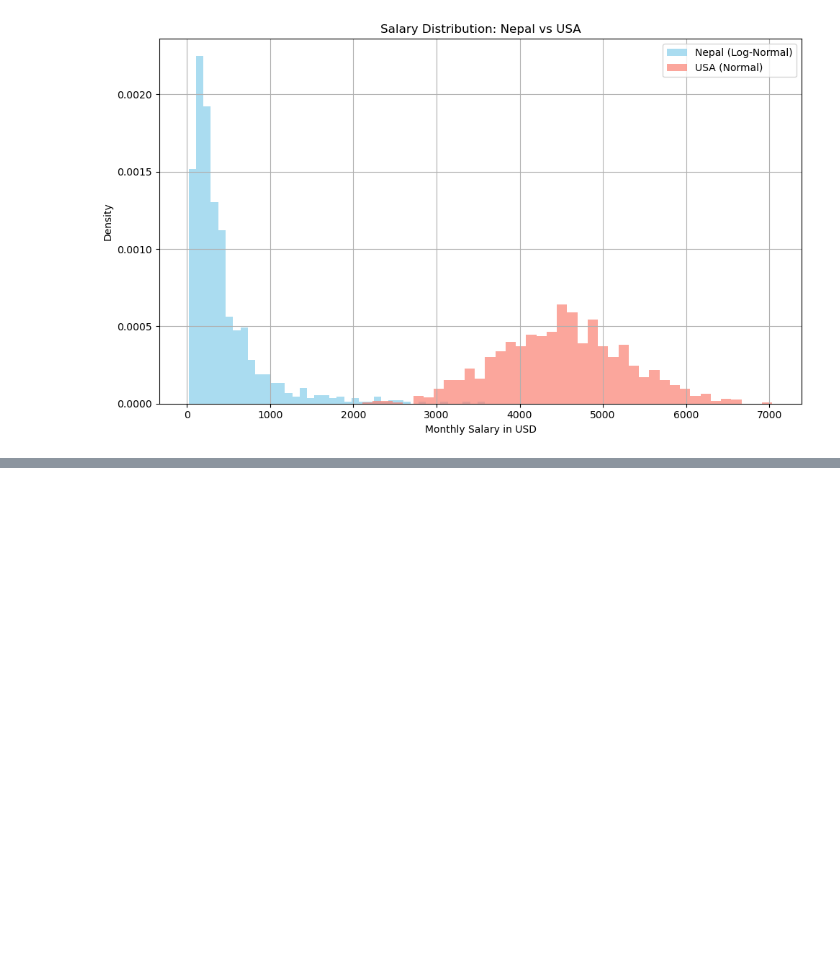
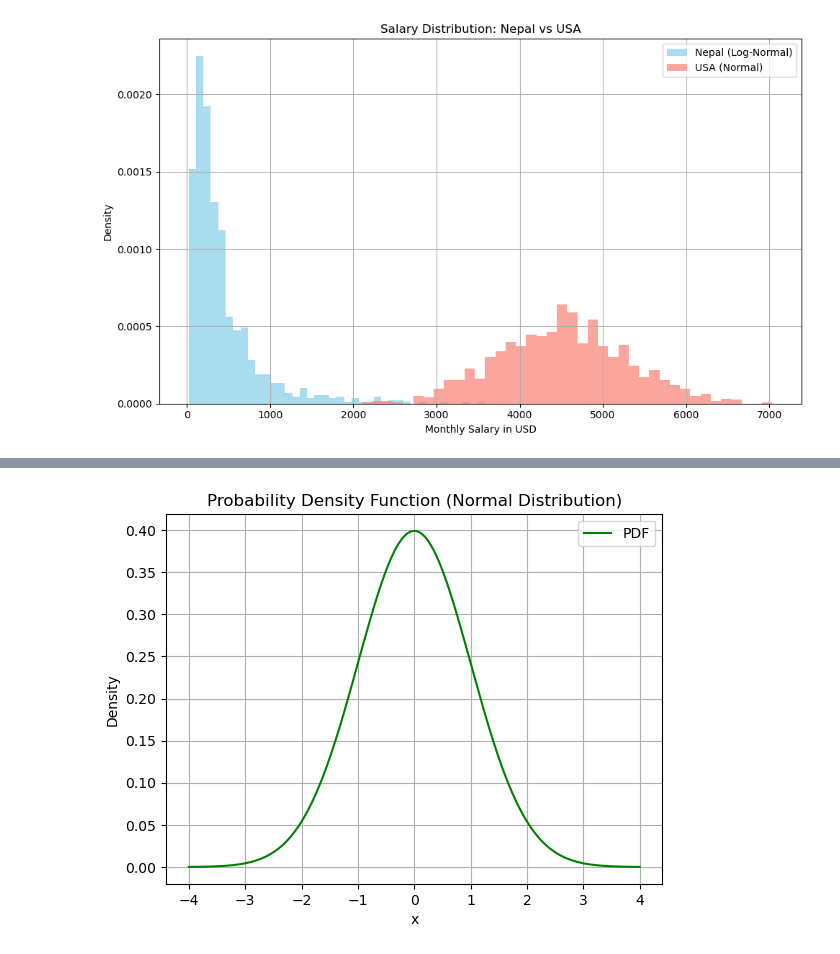
Before and after one commit to AdarshaRimal/statistics-for-ml, a Jupyter notebook: notebooks/03. Probability Distribution Functions.ipynb, the cells around one changed output, grey strips where cells are left out. Drawn from its saved outputs; the diff is of its cells as text; code cells hidden in the pictures; blank space fills up the shorter version.

```diff
--- a/notebooks/03. Probability Distribution Functions.ipynb
+++ b/notebooks/03. Probability Distribution Functions.ipynb
@@ -58,0 +94,21 @@ plt.savefig('../images/npvsus.png')
+# %%
+import numpy as np
+import matplotlib.pyplot as plt
+from scipy.stats import norm
+
+# Create a range of x values
+x = np.linspace(-4, 4, 1000)
+
+# Compute the PDF of the standard normal distribution
+pdf = norm.pdf(x, loc=0, scale=1)
+
+# Plot
+plt.plot(x, pdf, color='green', label='PDF')
+plt.title('Probability Density Function (Normal Distribution)')
+plt.xlabel('x')
+plt.ylabel('Density')
+plt.grid(True)
+plt.legend()
+plt.savefig('../images/pdf.png')
+# %% [output]
+[figure, added]
```
Also changed, not shown: parts of 25 cells of this notebook, 9 other files.
